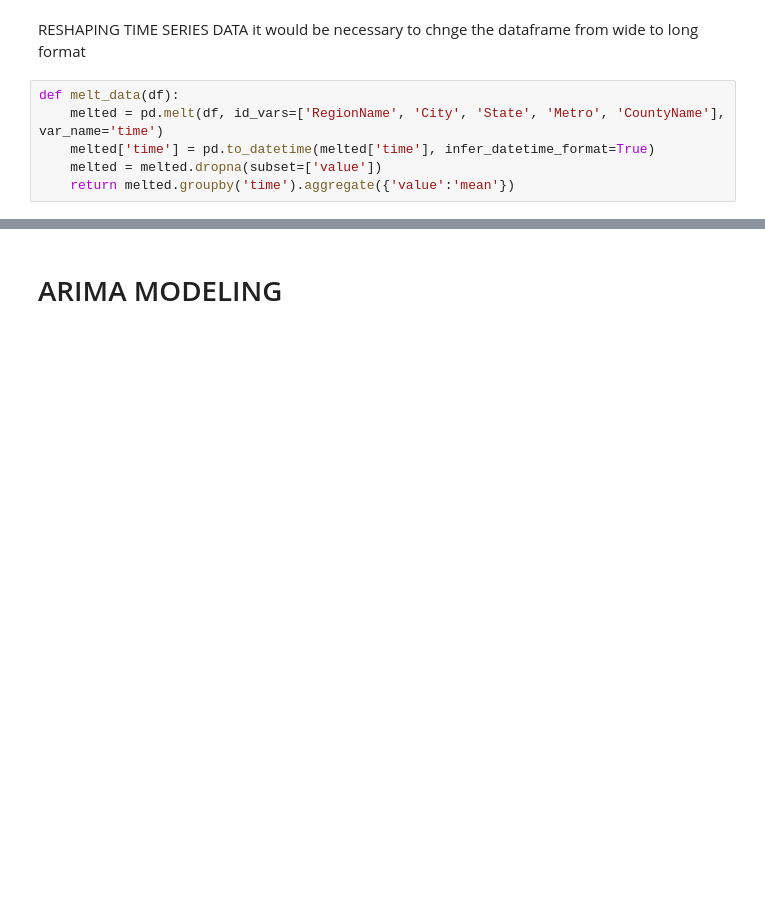
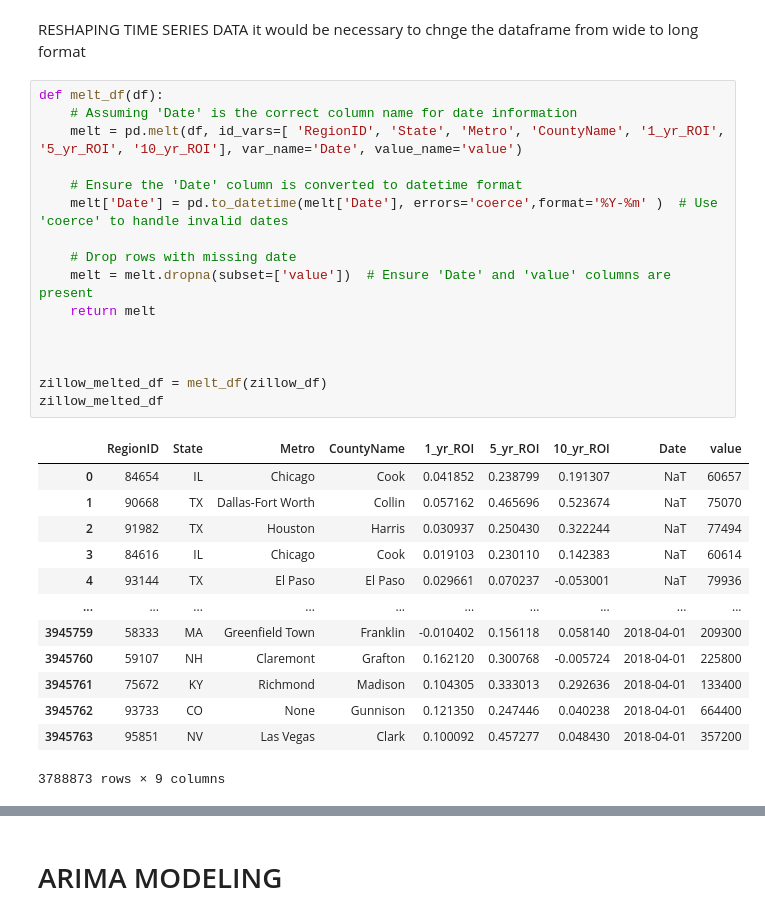
Before and after one commit to kafura0/Real_Estate_Price_Forecasting, a Jupyter notebook: student.ipynb, the cells around one changed output, grey strips where cells are left out. Saved outputs shown, nothing was run; the diff lists cells and outputs as text; blank space fills up the shorter version.

```diff
--- a/student.ipynb
+++ b/student.ipynb
@@ -218,9 +241,33 @@ matplotlib.rc('font', **font)
 # %% [markdown]
 RESHAPING TIME SERIES DATA
 it would be necessary to chnge the dataframe from wide to long format
-# %%
-def melt_data(df):
-    melted = pd.melt(df, id_vars=['RegionName', 'City', 'State', 'Metro', 'CountyName'], var_name='time')
-    melted['time'] = pd.to_datetime(melted['time'], infer_datetime_format=True)
-    melted = melted.dropna(subset=['value'])
-    return melted.groupby('time').aggregate({'value':'mean'})
+# %%
+def melt_df(df):
+    # Assuming 'Date' is the correct column name for date information
+    melt = pd.melt(df, id_vars=[ 'RegionID', 'State', 'Metro', 'CountyName', '1_yr_ROI', '5_yr_ROI', '10_yr_ROI'], var_name='Date', value_name='value')
+
+    # Ensure the 'Date' column is converted to datetime format
+    melt['Date'] = pd.to_datetime(melt['Date'], errors='coerce',format='%Y-%m' )  # Use 'coerce' to handle invalid dates
+
+    # Drop rows with missing date
+    melt = melt.dropna(subset=['value'])  # Ensure 'Date' and 'value' columns are present
+    return melt
+
+
+
+zillow_melted_df = melt_df(zillow_df)
+zillow_melted_df
+# %% [output]
+|  | RegionID | State | Metro | CountyName | 1_yr_ROI | 5_yr_ROI | 10_yr_ROI | Date | value |
+| 0 | 84654 | IL | Chicago | Cook | 0.041852 | 0.238799 | 0.191307 | NaT | 60657 |
+| 1 | 90668 | TX | Dallas-Fort Worth | Collin | 0.057162 | 0.465696 | 0.523674 | NaT | 75070 |
+| 2 | 91982 | TX | Houston | Harris | 0.030937 | 0.250430 | 0.322244 | NaT | 77494 |
+| 3 | 84616 | IL | Chicago | Cook | 0.019103 | 0.230110 | 0.142383 | NaT | 60614 |
+| 4 | 93144 | TX | El Paso | El Paso | 0.029661 | 0.070237 | -0.053001 | NaT | 79936 |
+| ... | ... | ... | ... | ... | ... | ... | ... | ... | ... |
+| 3945759 | 58333 | MA | Greenfield Town | Franklin | -0.010402 | 0.156118 | 0.058140 | 2018-04-01 | 209300 |
+| 3945760 | 59107 | NH | Claremont | Grafton | 0.162120 | 0.300768 | -0.005724 | 2018-04-01 | 225800 |
+| 3945761 | 75672 | KY | Richmond | Madison | 0.104305 | 0.333013 | 0.292636 | 2018-04-01 | 133400 |
+| 3945762 | 93733 | CO | None | Gunnison | 0.121350 | 0.247446 | 0.040238 | 2018-04-01 | 664400 |
+| 3945763 | 95851 | NV | Las Vegas | Clark | 0.100092 | 0.457277 | 0.048430 | 2018-04-01 | 357200 |
+3788873 rows × 9 columns
```
Also changed, not shown: parts of 21 cells of this notebook.
